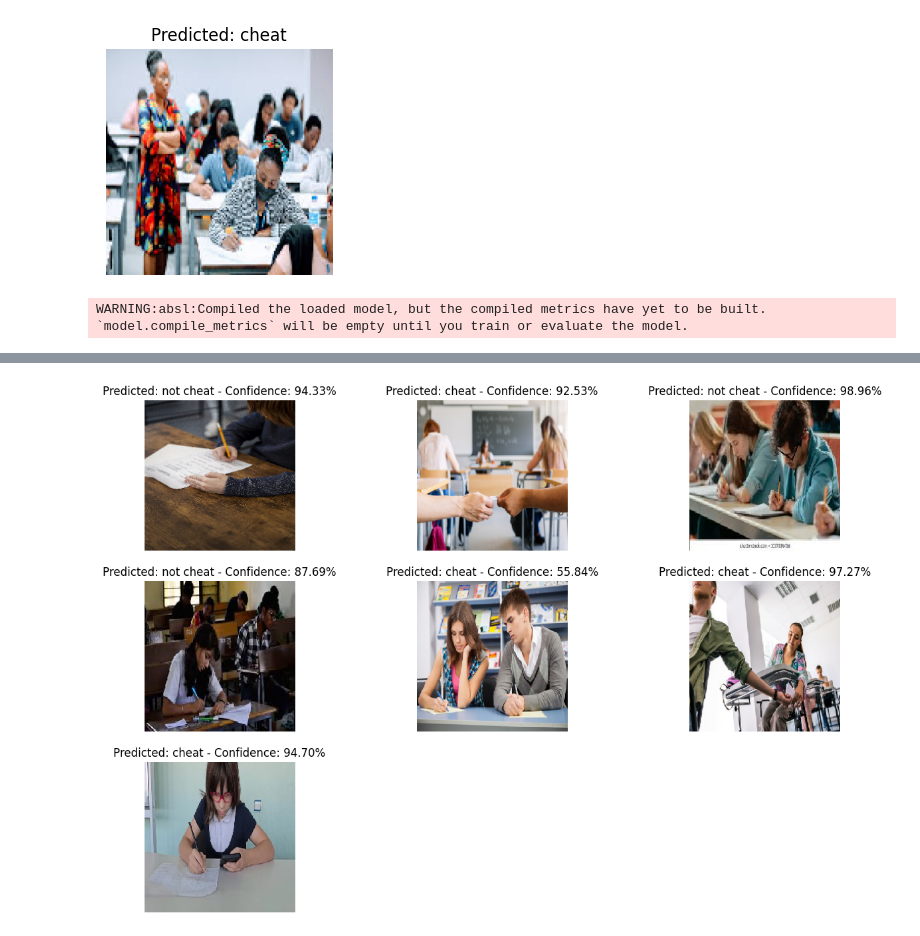
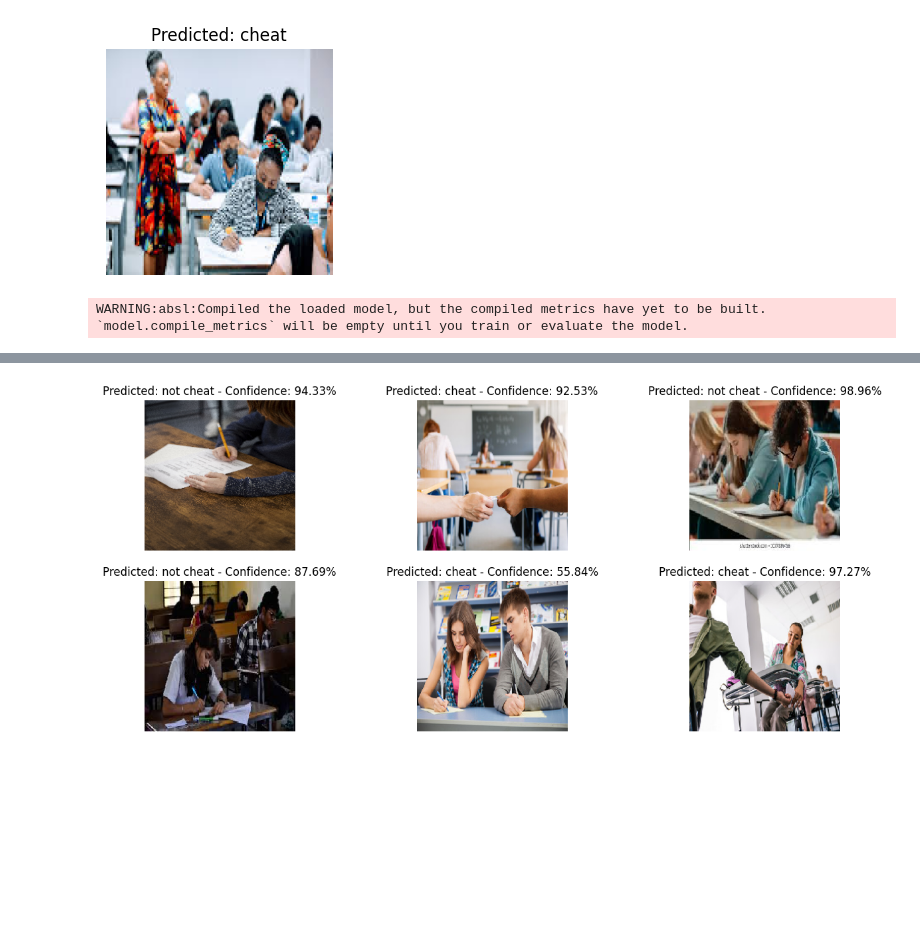
Before and after one commit to DQN-Labs/school-cheating-ai-using-cv, a Jupyter notebook: school_Ai.ipynb, the cells around one changed output, grey strips where cells are left out. Drawn from its saved outputs; the diff is of its cells as text; code cells hidden in the pictures; blank space fills up the shorter version.

Commit message:
Made version 0.8

```diff
--- a/school_Ai.ipynb
+++ b/school_Ai.ipynb
@@ -148,7 +148,7 @@ from tensorflow.keras.preprocessing import image
 import keras
 
 # Load the trained model
-model = keras.saving.load_model('image_classification_model.h5')  # Update with your model's path
+model = keras.saving.load_model('version_0-7.h5')  # Update with your model's path
 
 # Class indices for interpreting the prediction
 class_indices = {
@@ -194,7 +194,7 @@ image_paths = [
     '/workspaces/school-cheating-ai-using-cv/testing _images/not_cheat/test_4.jfif',
     '/workspaces/school-cheating-ai-using-cv/cheating images for ai/cheating 9.jpg',
     '/workspaces/school-cheating-ai-using-cv/cheating images for ai/cheating 3.jpg',
-    '/workspaces/school-cheating-ai-using-cv/1.jpg.webp'
+
 ]
 
 # Call the function to visualize predictions
@@ -218 +216 @@ Prediction for /workspaces/school-cheating-ai-using-cv/1.jpg.webp: cheat with co
-[figure, old version]
+[figure, new version]
```
Also changed, not shown: parts of 1 cell of this notebook, 2 other files.
